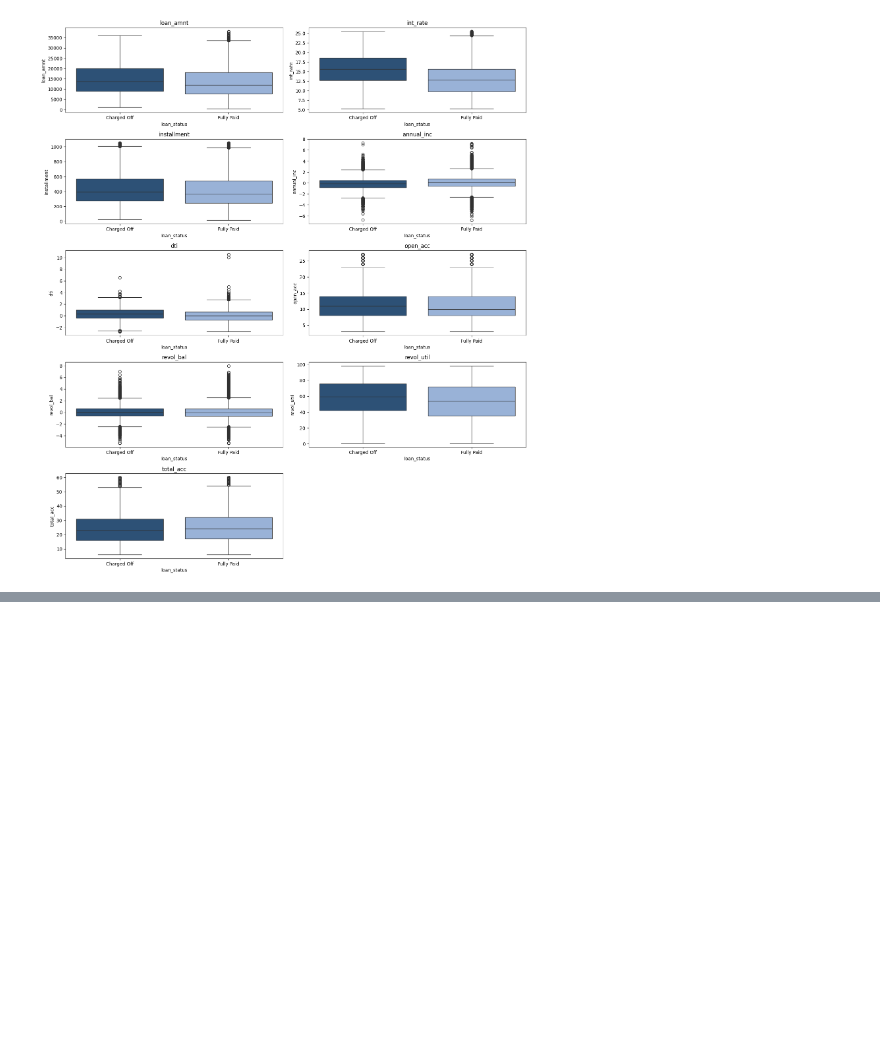
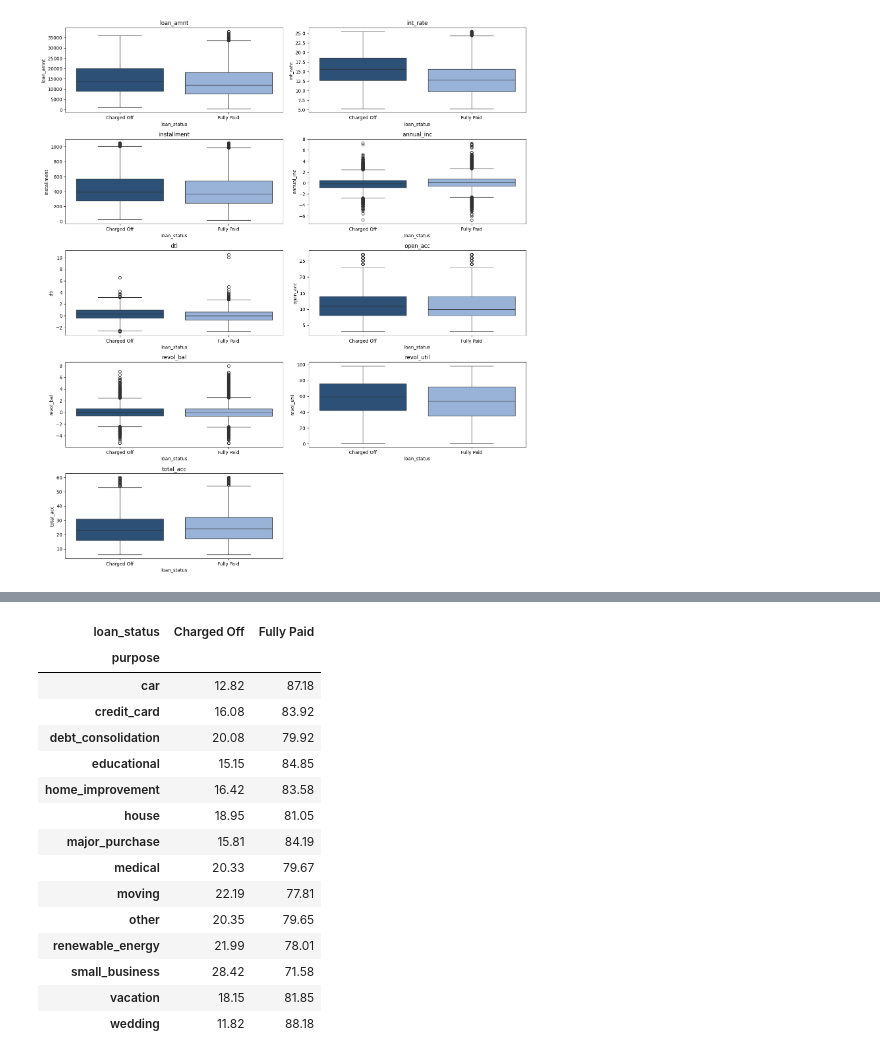
Before and after one commit to Nidhi-Pawar/credit_line_eligibility, a Jupyter notebook: notebooks/02_Exploratory-Data-Analysis.ipynb, the cells around one changed output, grey strips where cells are left out. Saved outputs shown, nothing was run; the diff lists cells and outputs as text; code cells hidden in the pictures; blank space fills up the shorter version.

```diff
--- a/notebooks/02_Exploratory-Data-Analysis.ipynb
+++ b/notebooks/02_Exploratory-Data-Analysis.ipynb
@@ -195,0 +232,21 @@ plt.show()
+# %%
+# Checking individual categories of the 'sub_grade' column against 'loan_status' values
+
+np.round(pd.crosstab(df0['purpose'], df0['loan_status'], normalize='index')*100,2)
+# %% [output]
+| loan_status | Charged Off | Fully Paid |
+| purpose |  |  |
+| car | 12.82 | 87.18 |
+| credit_card | 16.08 | 83.92 |
+| debt_consolidation | 20.08 | 79.92 |
+| educational | 15.15 | 84.85 |
+| home_improvement | 16.42 | 83.58 |
+| house | 18.95 | 81.05 |
+| major_purchase | 15.81 | 84.19 |
+| medical | 20.33 | 79.67 |
+| moving | 22.19 | 77.81 |
+| other | 20.35 | 79.65 |
+| renewable_energy | 21.99 | 78.01 |
+| small_business | 28.42 | 71.58 |
+| vacation | 18.15 | 81.85 |
+| wedding | 11.82 | 88.18 |
```
Also changed, not shown: parts of 3 cells of this notebook.
